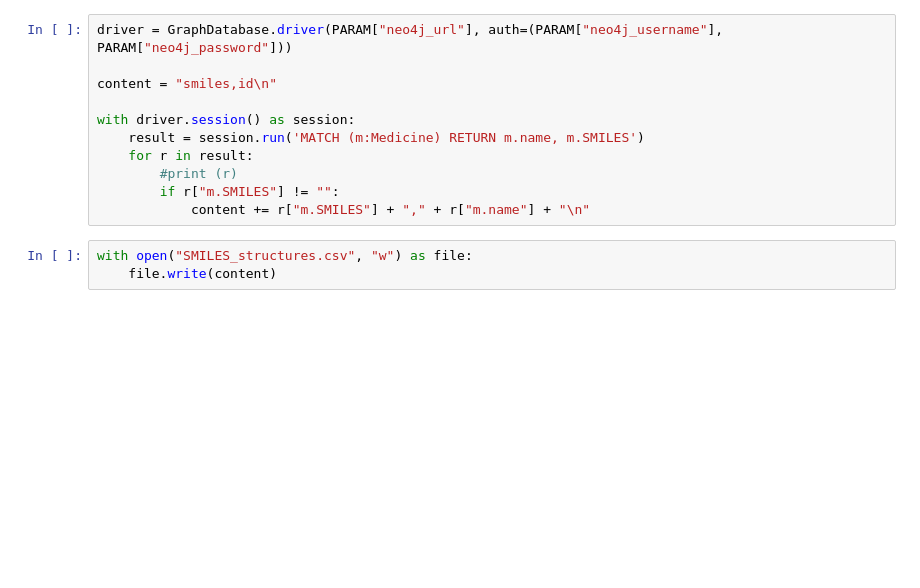
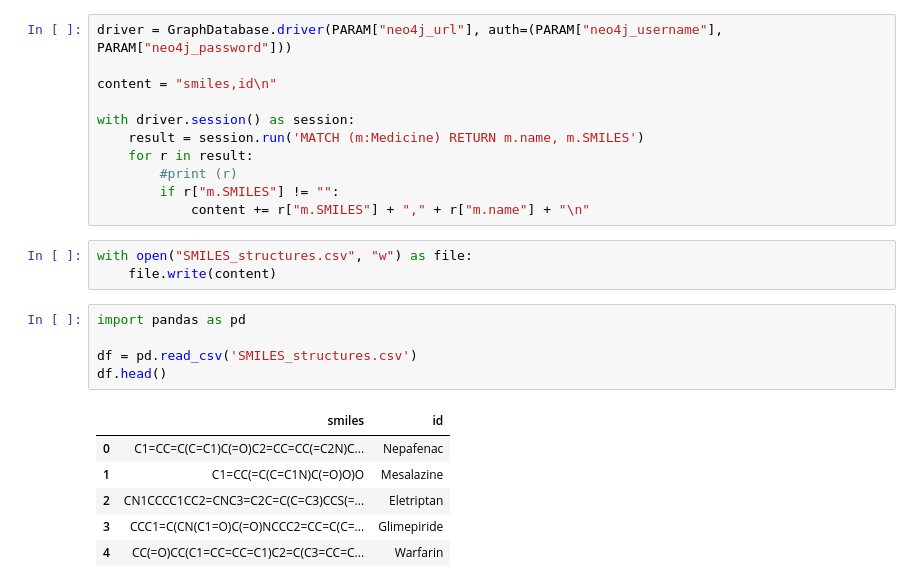
Before and after one commit to dgg32/drug-drug-interactions, a Jupyter notebook: milvus_structure_search.ipynb, the cells around one changed output. Cells and saved outputs as stored; diff of their text form; blank space fills up the shorter version.

```diff
--- a/milvus_structure_search.ipynb
+++ b/milvus_structure_search.ipynb
@@ -38,3 +25,15 @@ with driver.session() as session:
 # %%
 with open("SMILES_structures.csv", "w") as file:
     file.write(content)
+# %%
+import pandas as pd
+
+df = pd.read_csv('SMILES_structures.csv')
+df.head()
+# %% [output]
+|  | smiles | id |
+| 0 | C1=CC=C(C=C1)C(=O)C2=CC=CC(=C2N)C... | Nepafenac |
+| 1 | C1=CC(=C(C=C1N)C(=O)O)O | Mesalazine |
+| 2 | CN1CCCC1CC2=CNC3=C2C=C(C=C3)CCS(=... | Eletriptan |
+| 3 | CCC1=C(CN(C1=O)C(=O)NCCC2=CC=C(C=... | Glimepiride |
+| 4 | CC(=O)CC(C1=CC=CC=C1)C2=C(C3=CC=C... | Warfarin |
```
Also changed, not shown: parts of 15 cells of this notebook.
